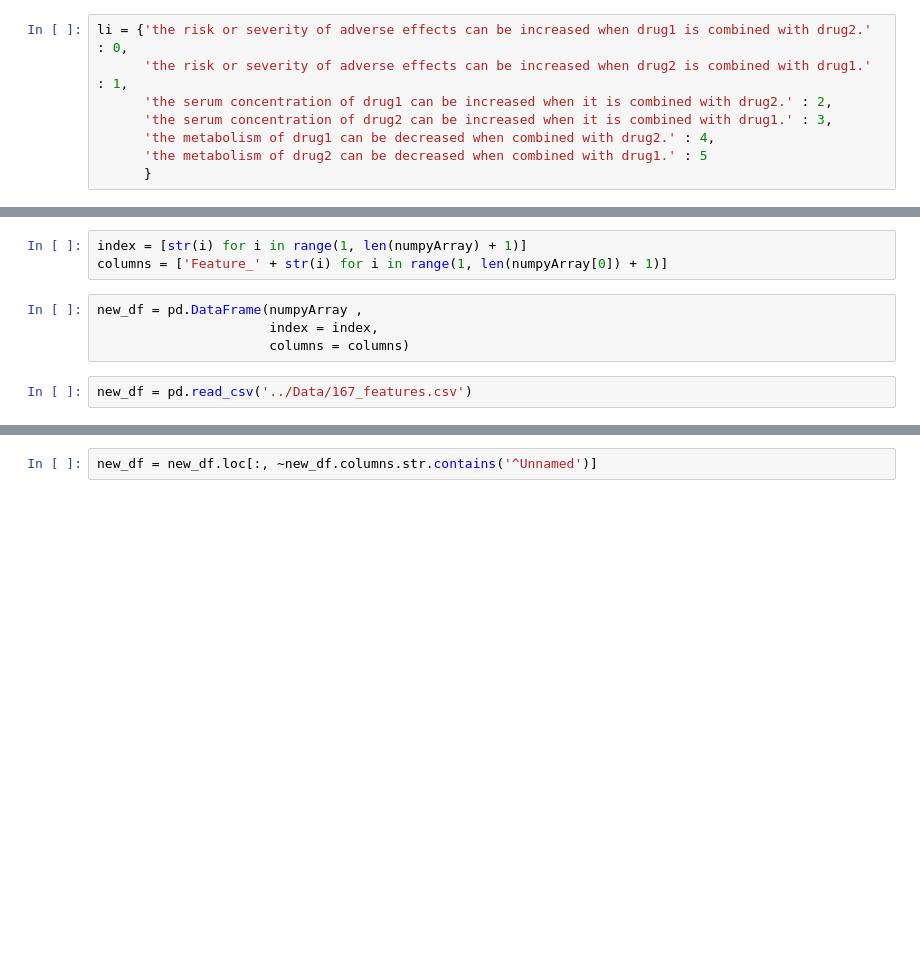
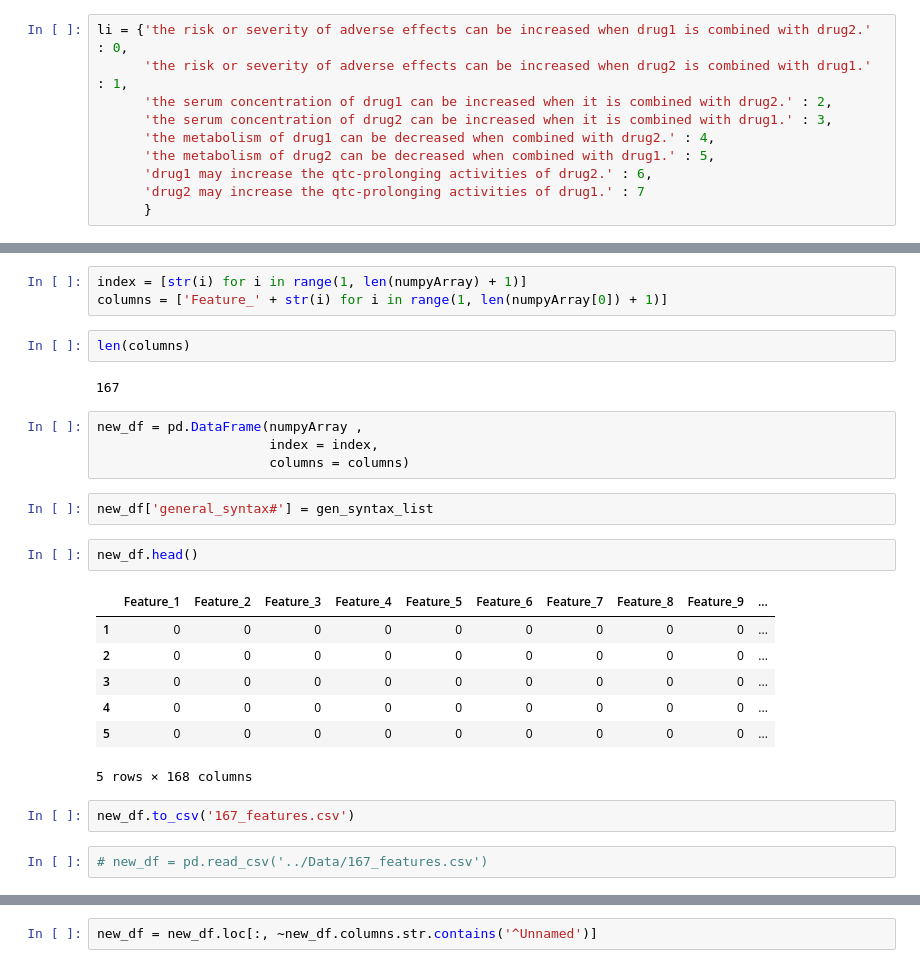
Before and after one commit to mdrazak2001/AdverseDrugReactions, a Jupyter notebook: JNs/fingerprinting.ipynb, the cells around one changed output, grey strips where cells are left out. Drawn from its saved outputs; the diff is of its cells as text; blank space fills up the shorter version.

```diff
--- a/JNs/fingerprinting.ipynb
+++ b/JNs/fingerprinting.ipynb
@@ -144,7 +127,9 @@ li = {'the risk or severity of adverse effects can be increased when drug1 is co
       'the serum concentration of drug1 can be increased when it is combined with drug2.' : 2,
       'the serum concentration of drug2 can be increased when it is combined with drug1.' : 3,
       'the metabolism of drug1 can be decreased when combined with drug2.' : 4,
-      'the metabolism of drug2 can be decreased when combined with drug1.' : 5
+      'the metabolism of drug2 can be decreased when combined with drug1.' : 5,
+      'drug1 may increase the qtc-prolonging activities of drug2.' : 6,
+      'drug2 may increase the qtc-prolonging activities of drug1.' : 7
       }
 # %%
 df['general_syntax#'] = 'None'
@@ -210,12 +195,30 @@ array([[0, 0, 0, ..., 3, 3, 0],
 # %%
 index = [str(i) for i in range(1, len(numpyArray) + 1)]
 columns = ['Feature_' + str(i) for i in range(1, len(numpyArray[0]) + 1)]
+# %%
+len(columns)
+# %% [output]
+167
 # %%
 new_df = pd.DataFrame(numpyArray ,
                       index = index,
                       columns = columns)
+# %%
+new_df['general_syntax#'] = gen_syntax_list
+# %%
+new_df.head()
+# %% [output]
+|  | Feature_1 | Feature_2 | Feature_3 | Feature_4 | Feature_5 | Feature_6 | Feature_7 | Feature_8 | Feature_9 | ... |
+| 1 | 0 | 0 | 0 | 0 | 0 | 0 | 0 | 0 | 0 | ... |
+| 2 | 0 | 0 | 0 | 0 | 0 | 0 | 0 | 0 | 0 | ... |
+| 3 | 0 | 0 | 0 | 0 | 0 | 0 | 0 | 0 | 0 | ... |
+| 4 | 0 | 0 | 0 | 0 | 0 | 0 | 0 | 0 | 0 | ... |
+| 5 | 0 | 0 | 0 | 0 | 0 | 0 | 0 | 0 | 0 | ... |
+5 rows × 168 columns
+# %%
+new_df.to_csv('167_features.csv')
 # %%
-new_df = pd.read_csv('../Data/167_features.csv')
+# new_df = pd.read_csv('../Data/167_features.csv')
 # %%
 new_df.head(10)
 # %% [output]
```
Also changed, not shown: parts of 25 cells of this notebook, 5 other files.
